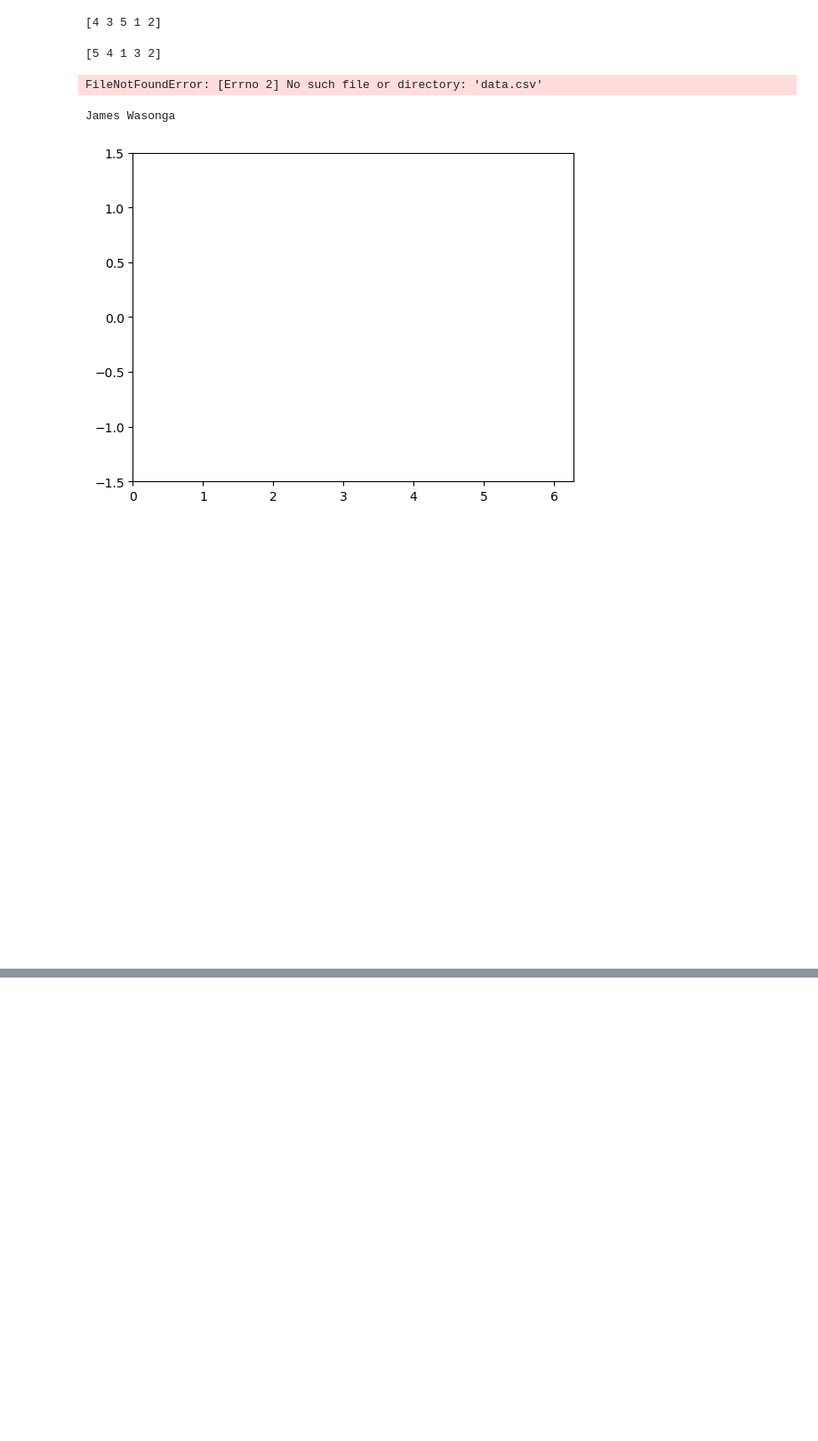
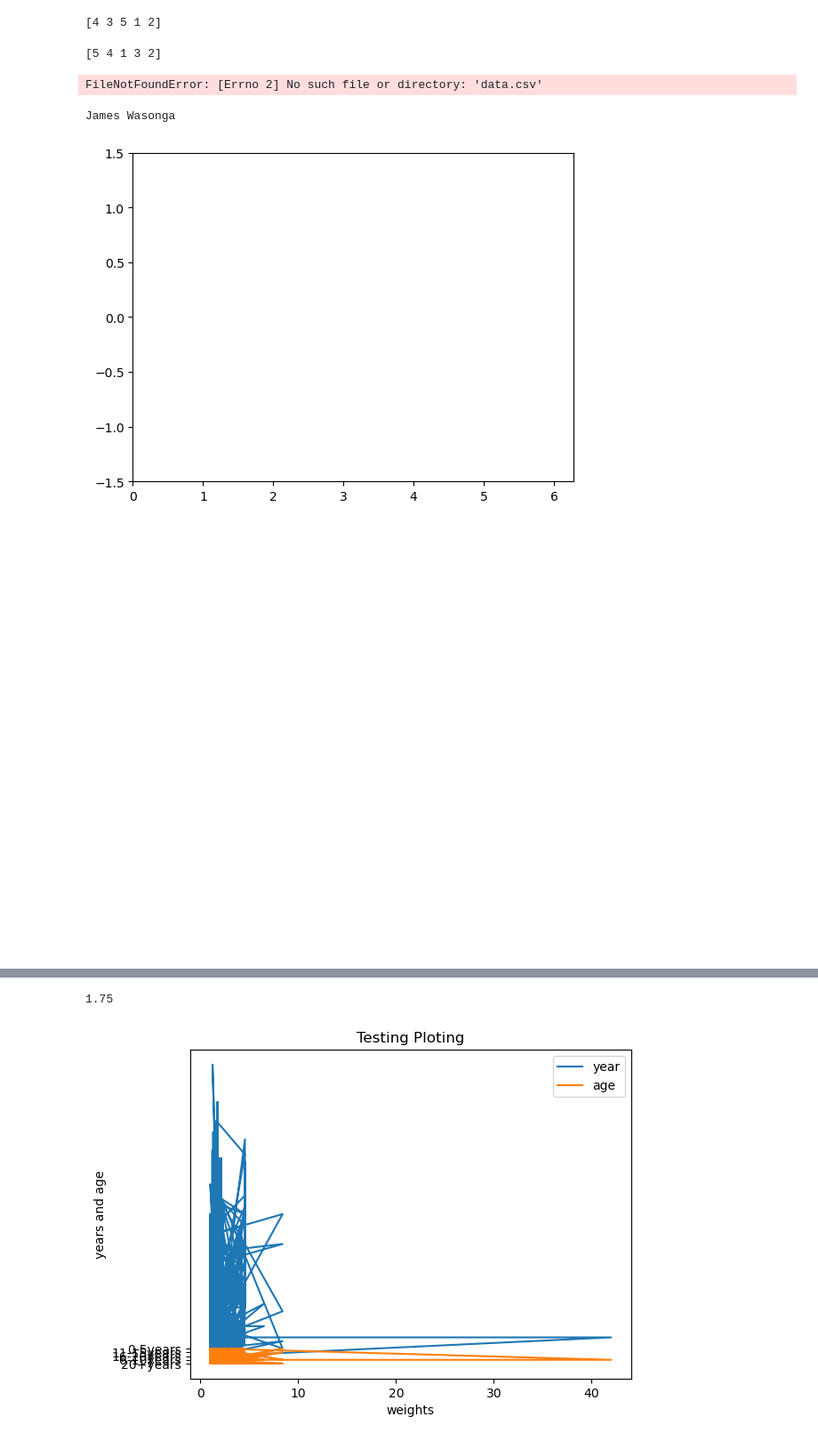
Before and after one commit to James-wasonga/Machine_Learning, a Jupyter notebook: Revision.ipynb, the cells around one changed output, grey strips where cells are left out. Shown at 89% size. Saved outputs shown, nothing was run; the diff lists cells and outputs as text; code cells hidden in the pictures; blank space fills up the shorter version.

```diff
--- a/Revision.ipynb
+++ b/Revision.ipynb
@@ -340,3 +342,6 @@ ani = animation.FuncAnimation(fig, animate, init_func=init, frames=60, interval=
 plt.show()
 # %% [output]
 [figure]
+# %%
+df = pd.read_csv("firms_Dhaka.csv")
+df.head()
@@ -342,0 +372,16 @@ plt.show()
+# %%
+# Retrieving a specific item within a column
+
+df.Weights.iloc[1]
+# %% [output]
+1.75
+# %%
+plt.plot(df.Weights, df.years)
+plt.plot(df.Weights, df.age)
+plt.title("Testing Ploting")
+plt.xlabel("weights")
+plt.ylabel("years and age")
+plt.legend(["year","age"])
+plt.show()
+# %% [output]
+[figure, added]
```
Also changed, not shown: parts of 12 cells of this notebook, 4 other files.
